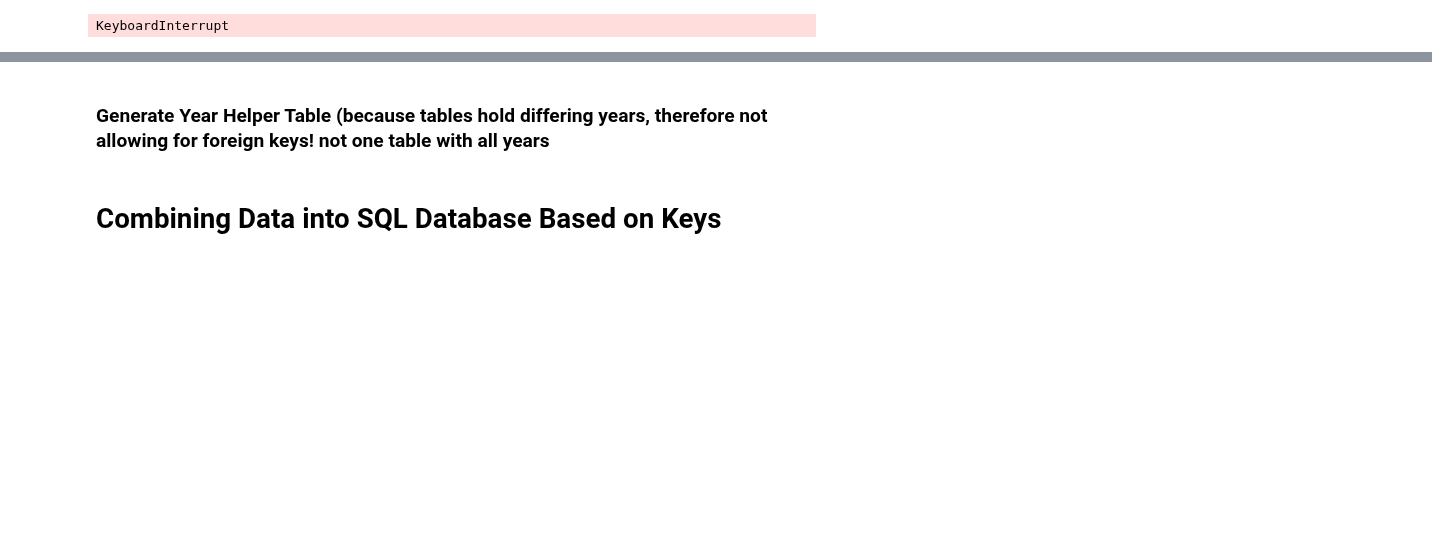
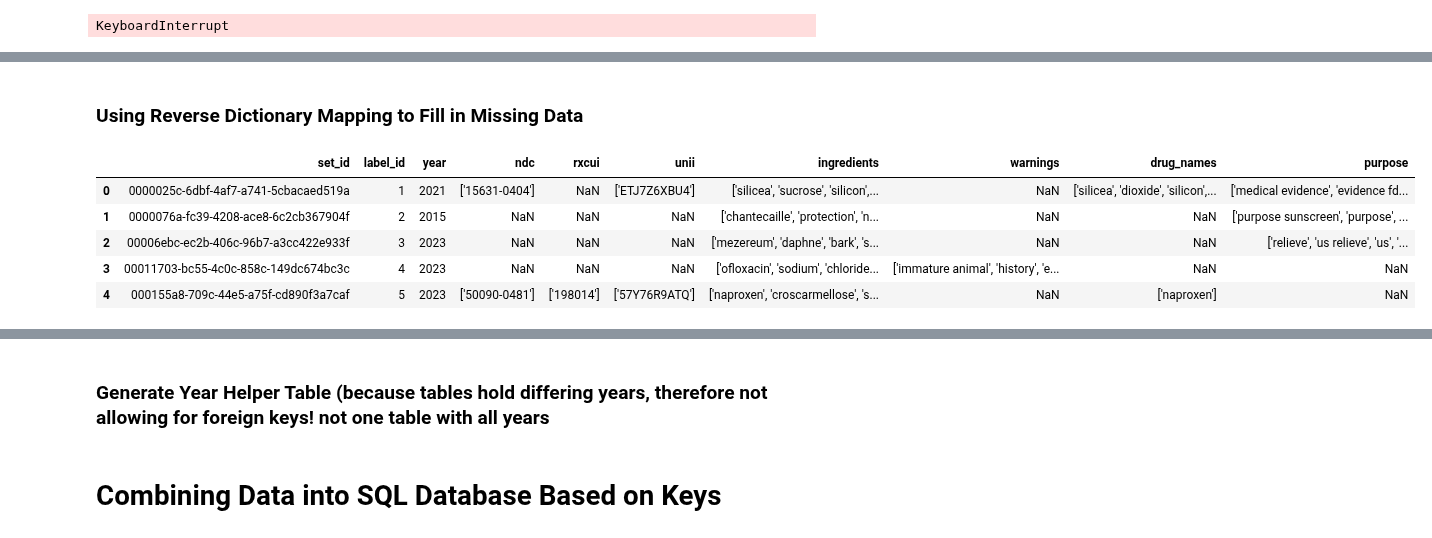
Before and after one commit to teamlunarlanding/Pharma-Drug-Surveillance, a Jupyter notebook: DataProcessing.ipynb, the cells around one changed output, grey strips where cells are left out. Drawn from its saved outputs; the diff is of its cells as text; code cells hidden in the pictures; blank space fills up the shorter version.

```diff
--- a/DataProcessing.ipynb
+++ b/DataProcessing.ipynb
@@ -2748,0 +2867,12 @@ nan_info(labels_table)
+# %% [markdown]
+### Using Reverse Dictionary Mapping to Fill in Missing Data
+# %%
+# Examine data before matching
+labels_test.head()
+# %% [output]
+|  | set_id | label_id | year | ndc | rxcui | unii | ingredients | warnings | drug_names | purpose |
+| 0 | 0000025c-6dbf-4af7-a741-5cbacaed519a | 1 | 2021 | ['15631-0404'] | NaN | ['ETJ7Z6XBU4'] | ['silicea', 'sucrose', 'silicon',... | NaN | ['silicea', 'dioxide', 'silicon',... | ['medical evidence', 'evidence fd... |
+| 1 | 0000076a-fc39-4208-ace8-6c2cb367904f | 2 | 2015 | NaN | NaN | NaN | ['chantecaille', 'protection', 'n... | NaN | NaN | ['purpose sunscreen', 'purpose', ... |
+| 2 | 00006ebc-ec2b-406c-96b7-a3cc422e933f | 3 | 2023 | NaN | NaN | NaN | ['mezereum', 'daphne', 'bark', 's... | NaN | NaN | ['relieve', 'us relieve', 'us', '... |
+| 3 | 00011703-bc55-4c0c-858c-149dc674bc3c | 4 | 2023 | NaN | NaN | NaN | ['ofloxacin', 'sodium', 'chloride... | ['immature animal', 'history', 'e... | NaN | NaN |
+| 4 | 000155a8-709c-44e5-a75f-cd890f3a7caf | 5 | 2023 | ['50090-0481'] | ['198014'] | ['57Y76R9ATQ'] | ['naproxen', 'croscarmellose', 's... | NaN | ['naproxen'] | NaN |
```
Also changed, not shown: parts of 133 cells of this notebook, 1 other file.
